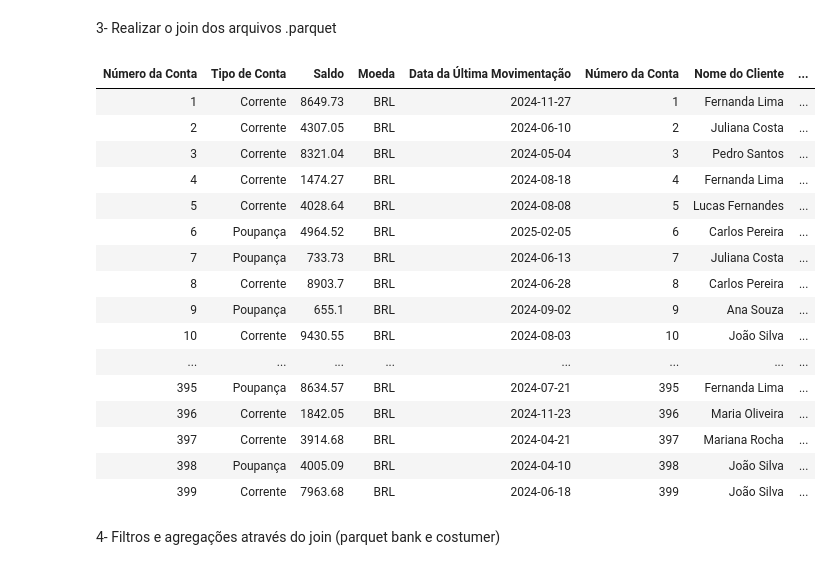
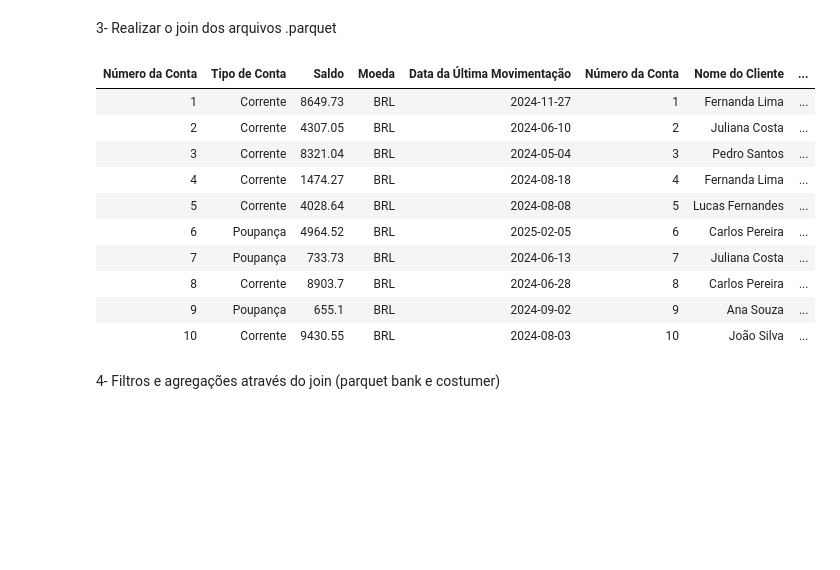
Before and after one commit to amandah-coslo-nttdata/ingestao-dados-csv, a Jupyter notebook: pt3-ingestao_dados_parquet-bc.ipynb, the cells around one changed output. Drawn from its saved outputs; the diff is of its cells as text; code cells hidden in the pictures; blank space fills up the shorter version.

Commit message:
Colocando limite de linhas em todos os blocos de código

```diff
--- a/pt3-ingestao_dados_parquet-bc.ipynb
+++ b/pt3-ingestao_dados_parquet-bc.ipynb
@@ -18,28 +19,23 @@ read_parquet_costumer = spark.read.parquet(file_path_costumer)
 # %%
 
 j_bank_costumer = read_parquet_bank.join(read_parquet_costumer
                   ,read_parquet_bank['Número da Conta'] == read_parquet_costumer['Número da Conta']
                   , 'inner')
 
-display(j_bank_costumer)
+j_bank_costumer_limited = j_bank_costumer.limit(10)
+display(j_bank_costumer_limited)
 # %% [output]
 | Número da Conta | Tipo de Conta | Saldo | Moeda | Data da Última Movimentação | Número da Conta | Nome do Cliente | ... |
 | 1 | Corrente | 8649.73 | BRL | 2024-11-27 | 1 | Fernanda Lima | ... |
 | 2 | Corrente | 4307.05 | BRL | 2024-06-10 | 2 | Juliana Costa | ... |
 | 3 | Corrente | 8321.04 | BRL | 2024-05-04 | 3 | Pedro Santos | ... |
 | 4 | Corrente | 1474.27 | BRL | 2024-08-18 | 4 | Fernanda Lima | ... |
 | 5 | Corrente | 4028.64 | BRL | 2024-08-08 | 5 | Lucas Fernandes | ... |
 | 6 | Poupança | 4964.52 | BRL | 2025-02-05 | 6 | Carlos Pereira | ... |
 | 7 | Poupança | 733.73 | BRL | 2024-06-13 | 7 | Juliana Costa | ... |
 | 8 | Corrente | 8903.7 | BRL | 2024-06-28 | 8 | Carlos Pereira | ... |
 | 9 | Poupança | 655.1 | BRL | 2024-09-02 | 9 | Ana Souza | ... |
 | 10 | Corrente | 9430.55 | BRL | 2024-08-03 | 10 | João Silva | ... |
-| ... | ... | ... | ... | ... | ... | ... | ... |
-| 395 | Poupança | 8634.57 | BRL | 2024-07-21 | 395 | Fernanda Lima | ... |
-| 396 | Corrente | 1842.05 | BRL | 2024-11-23 | 396 | Maria Oliveira | ... |
-| 397 | Corrente | 3914.68 | BRL | 2024-04-21 | 397 | Mariana Rocha | ... |
-| 398 | Poupança | 4005.09 | BRL | 2024-04-10 | 398 | João Silva | ... |
-| 399 | Corrente | 7963.68 | BRL | 2024-06-18 | 399 | João Silva | ... |
 # %% [markdown]
 4- Filtros e agregações através do join (parquet bank e costumer)
 # %%
```
Also changed, not shown: parts of 2 cells of this notebook, 2 other files.
